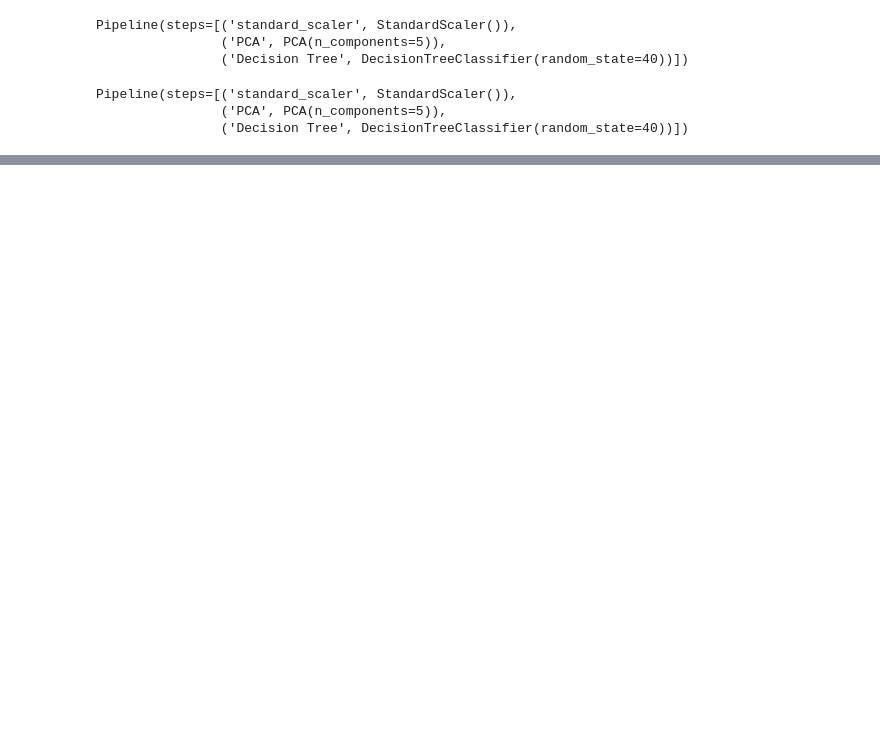
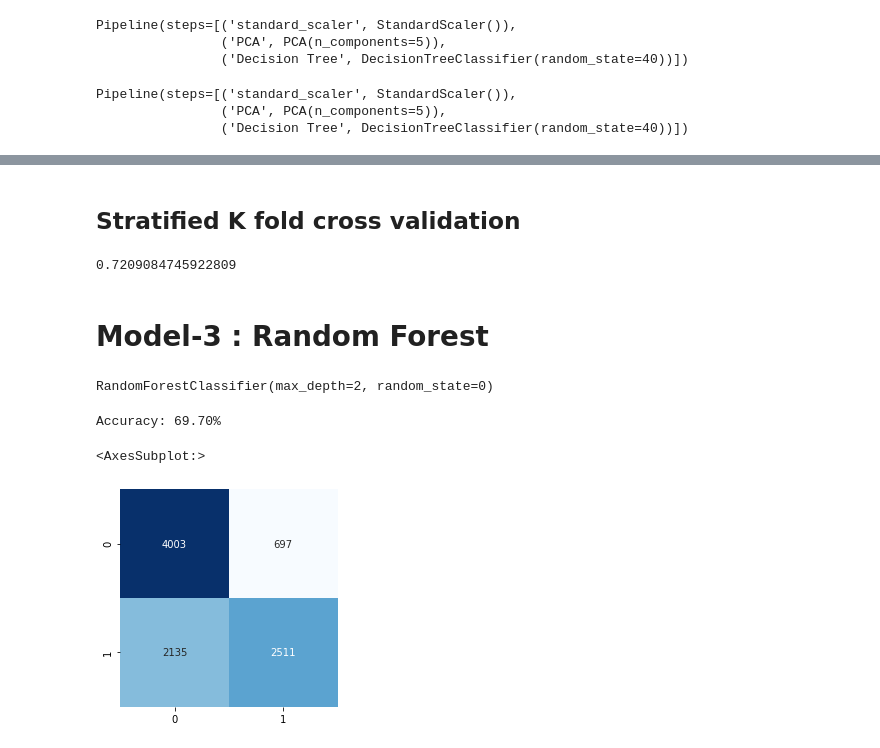
Before and after one commit to Rakesh-Online/Credit_Card_Defaulters, a Jupyter notebook: Analysis.ipynb, the cells around one changed output, grey strips where cells are left out. Drawn from its saved outputs; the diff is of its cells as text; code cells hidden in the pictures; blank space fills up the shorter version.

```diff
--- a/Analysis.ipynb
+++ b/Analysis.ipynb
@@ -590,0 +626,35 @@ weighted avg       0.69      0.69      0.69      9346
+# %% [markdown]
+## Stratified K fold cross validation
+# %%
+from sklearn.model_selection import StratifiedKFold
+from sklearn.model_selection import cross_val_score
+skFold = StratifiedKFold(n_splits = 5)
+model2 = LogisticRegression(random_state=40)
+score = cross_val_score(model2, X_train, y_train, cv= skFold)
+print(np.mean(score))
+# %% [output]
+0.7209084745922809
+# %% [markdown]
+# Model-3 : Random Forest
+# %%
+from sklearn.ensemble import RandomForestClassifier
+model3 = RandomForestClassifier(max_depth=2, random_state=0)
+
+model3.fit(X_train, y_train)
+# %% [output]
+RandomForestClassifier(max_depth=2, random_state=0)
+# %%
+y_pred = model3.predict(X_test)
+# %%
+from sklearn.metrics import accuracy_score
+accuracy = accuracy_score(y_test, y_pred)
+print("Accuracy: {:.2f}%".format(accuracy * 100))
+# %% [output]
+Accuracy: 69.70%
+# %%
+from sklearn.metrics import confusion_matrix, classification_report
+matrix_confusion = confusion_matrix(y_test, y_pred)
+sns.heatmap(matrix_confusion, square=True, annot=True, cmap='Blues', fmt='d', cbar=False)
+# %% [output]
+<AxesSubplot:>
+[figure, added]
```
Also changed, not shown: parts of 25 cells of this notebook.
